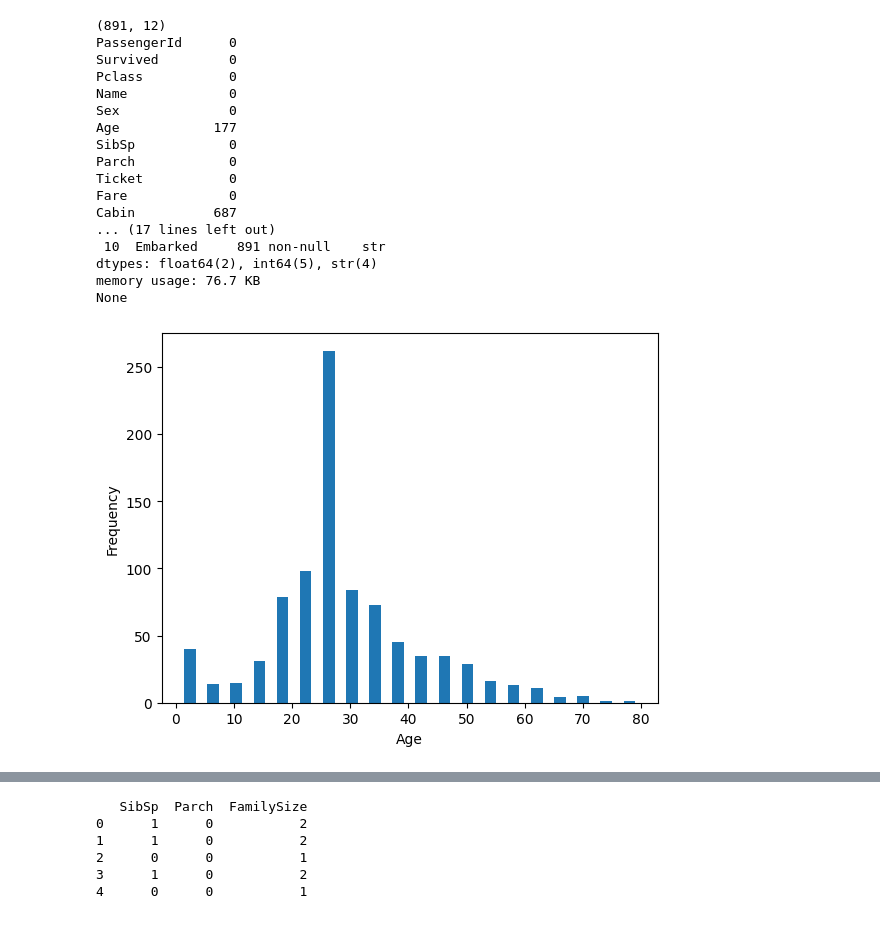
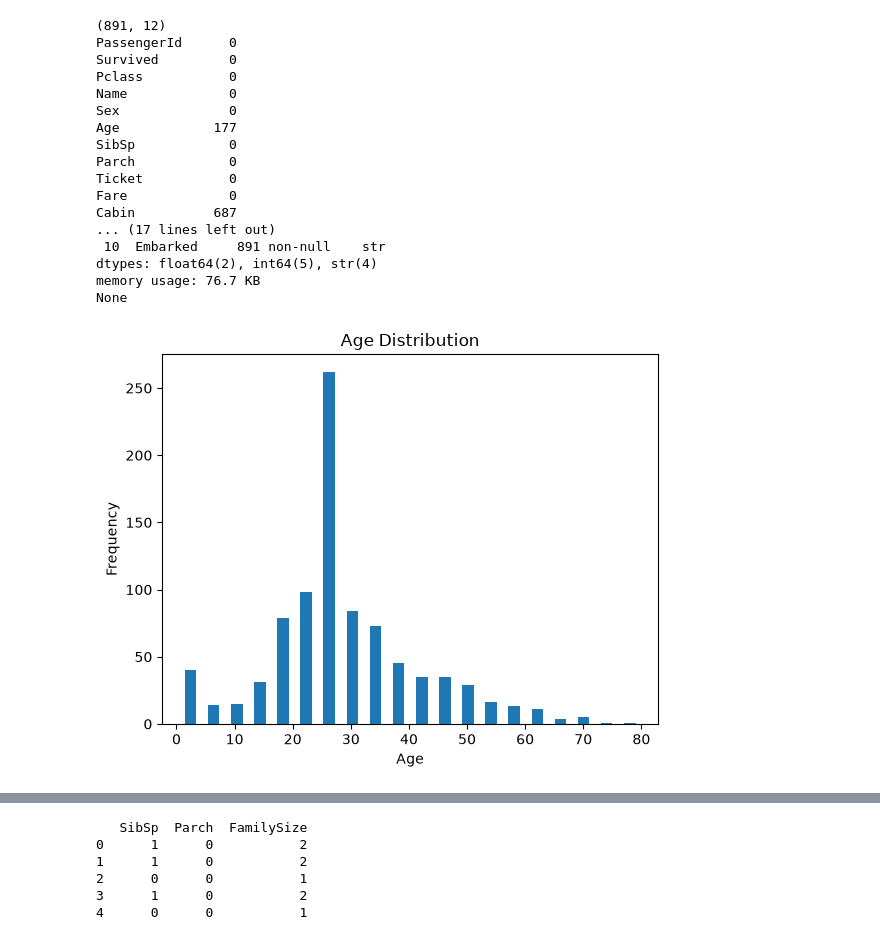
Before and after one commit to jyothikaseru/summer, a Jupyter notebook: simple_d1/titanic.ipynb, the cells around one changed output, grey strips where cells are left out. Cells and saved outputs as stored; diff of their text form; code cells hidden in the pictures.

```diff
--- a/simple_d1/titanic.ipynb
+++ b/simple_d1/titanic.ipynb
@@ -5,6 +5,7 @@ import pandas as pd
 from sklearn.ensemble import RandomForestClassifier
 from sklearn.tree import DecisionTreeClassifier
 from sklearn.linear_model import LogisticRegression
+from sklearn.ensemble import GradientBoostingClassifier
 from sklearn.metrics import accuracy_score
 from sklearn.model_selection import train_test_split
 
@@ -18,35 +19,39 @@ dftrain.describe()
 dftrain["Age"] = dftrain["Age"].fillna(dftrain["Age"].median())
 dftrain["Embarked"] = dftrain["Embarked"].fillna(dftrain["Embarked"].mode()[0])
 dftrain=dftrain.drop("Cabin", axis=1)
+
 dftest["Age"] = dftest["Age"].fillna(dftest["Age"].median())
 dftest["Fare"] = dftest["Fare"].fillna(dftest["Fare"].median())
 dftest["Embarked"] = dftest["Embarked"].fillna(dftest["Embarked"].mode()[0])
 dftest=dftest.drop("Cabin", axis=1)
 
 print(dftrain.info())
 
+# plot the age with survived and not survived
 plt.hist(dftrain["Age"], bins=20,rwidth=0.5)
+plt.title("Age Distribution")
+
 plt.xlabel("Age")
 plt.ylabel("Frequency")
 plt.show()
 # %% [output]
 (891, 12)
 PassengerId      0
 Survived         0
 Pclass           0
 Name             0
 Sex              0
 Age            177
 SibSp            0
 Parch            0
 Ticket           0
 Fare             0
 Cabin          687
 ... (17 lines left out)
  10  Embarked     891 non-null    str
 dtypes: float64(2), int64(5), str(4)
 memory usage: 76.7 KB
 None
-[figure, old version]
+[figure, new version]
 # %%
 dftrain["Pclass"].value_counts().plot(kind="bar")
```
Also changed, not shown: parts of 8 cells of this notebook, 1 other file.
